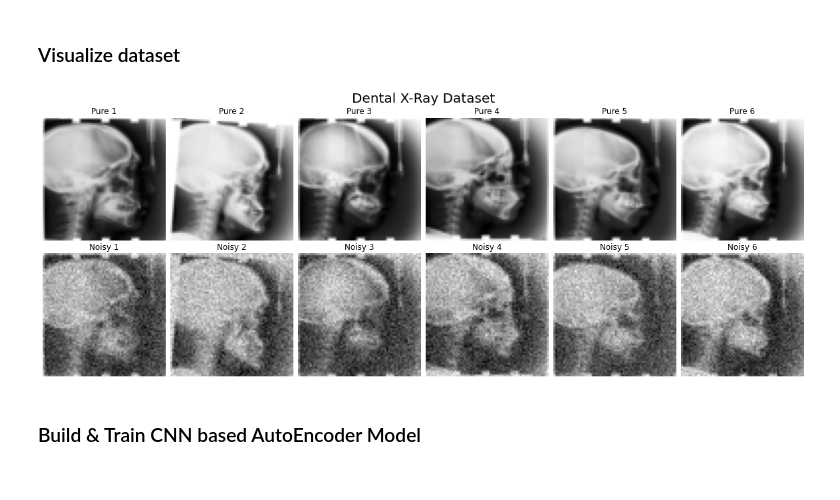
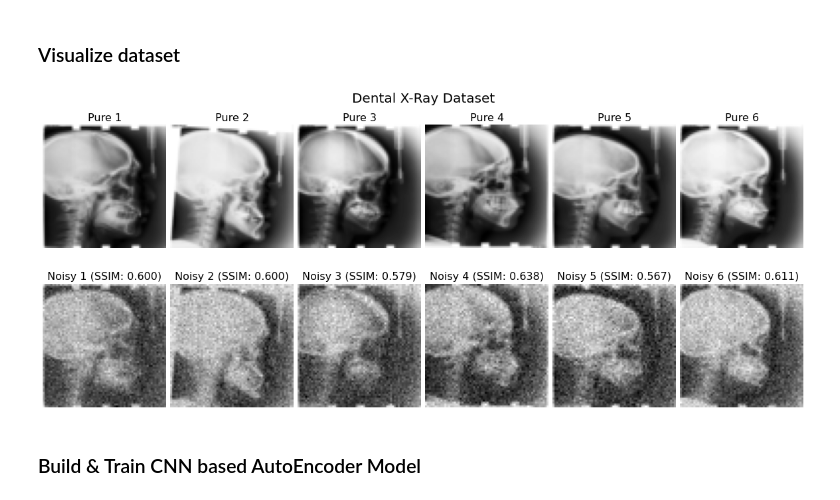
Before and after one commit to relaxxpls/medical-image-denoising, a Jupyter notebook: dentalxray.ipynb, the cells around one changed output. Cells and saved outputs as stored; diff of their text form; code cells hidden in the pictures.

```diff
--- a/dentalxray.ipynb
+++ b/dentalxray.ipynb
@@ -30,14 +30,15 @@ cuda:0
 DENTALXRAY_URL = "https://figshare.com/ndownloader/files/5466590?private_link=37ec464af8e81ae6ebbf"
 DENTALXRAY_DATASET_DIR = Path("./datasets/dentalxray")
 DENTALXRAY_MODEL_DIR = Path("./models/dentalxray")
+DENTALXRAY_RESULTS_DIR = Path("./results/dentalxray")
 
 if not DENTALXRAY_DATASET_DIR.exists():
     !mkdir {DENTALXRAY_DATASET_DIR}
     !wget -O {DENTALXRAY_DATASET_DIR / 'RawImage.zip'} {DENTALXRAY_URL}
     !tar -xf {DENTALXRAY_DATASET_DIR / "RawImage.zip"} --directory {DENTALXRAY_DATASET_DIR} --strip-components=1
 
-if not DENTALXRAY_MODEL_DIR.exists():
-    !mkdir {DENTALXRAY_MODEL_DIR}
+DENTALXRAY_MODEL_DIR.mkdir(parents=True, exist_ok=True)
+DENTALXRAY_RESULTS_DIR.mkdir(parents=True, exist_ok=True)
 # %% [markdown]
 ### Setup training and testing sets
 # %%
@@ -69,23 +70,25 @@ test_loader = DataLoader(test_dataset, batch_size=BATCH_SIZE, shuffle=False)
 # %%
 fig, axes = plt.subplots(2, 6, figsize=(16, 7), constrained_layout=True)
 axes = list(map(list, zip(*axes)))
 fig.suptitle("Dental X-Ray Dataset", fontsize=20)
 
 for i, (ax1, ax2) in enumerate(axes):
     pure_img, _ = train_dataset[i]
     pure_img = pure_img.permute(1, 2, 0)
 
     ax1.imshow(pure_img, cmap="gray")
     ax1.axis("off")
     ax1.set_title(f"Pure {i+1}", fontsize=16)
 
     noisy_img = add_noise(pure_img)
-    ssim_val = ssim(pure_img.numpy(), noisy_img.numpy())
+    ssim_val = ssim(pure_img, noisy_img)
     ax2.imshow(noisy_img, cmap="gray")
     ax2.axis("off")
-    ax2.set_title(f"Noisy {i+1}\n(SSIM: {ssim_val:.3f})", fontsize=16)
+    ax2.set_title(f"Noisy {i+1} (SSIM: {ssim_val:.3f})", fontsize=16)
+
+fig.savefig(DENTALXRAY_RESULTS_DIR / "dataset_sample.png", facecolor="w", transparent=False)
 # %% [output]
-[figure, old version]
+[figure, new version]
 # %% [markdown]
 ### Build & Train CNN based AutoEncoder Model
 # %%
```
Also changed, not shown: parts of 10 cells of this notebook, 1 other file.
